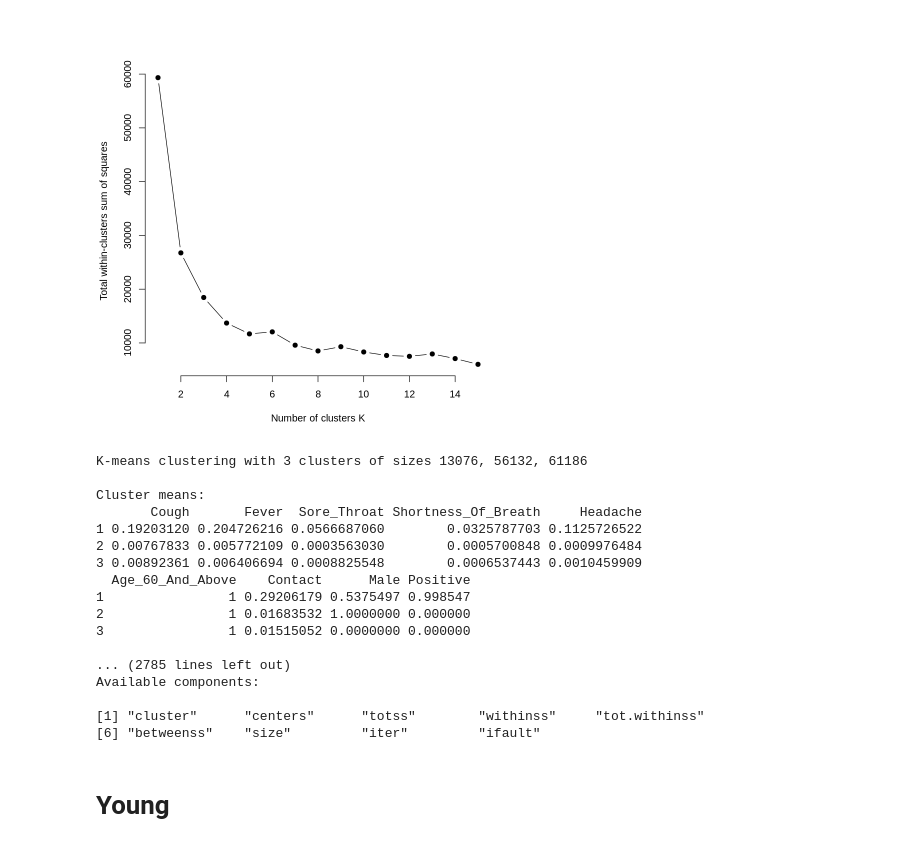
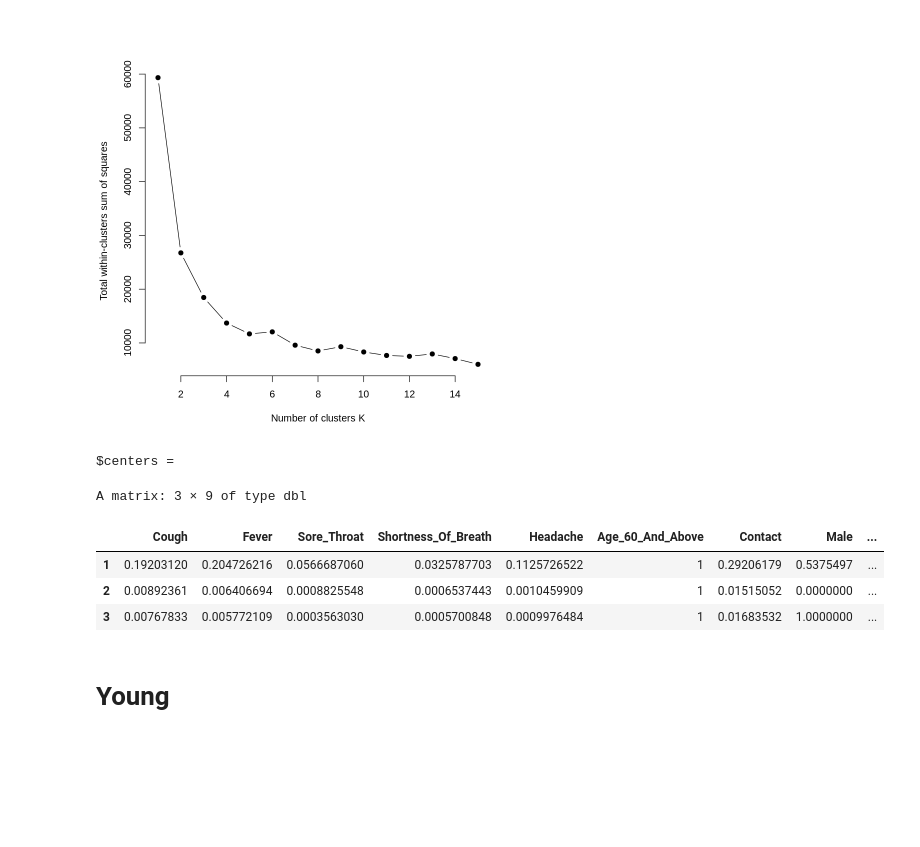
Before and after one commit to maxsohl/GSB530_Covid, a Jupyter notebook: K_means.ipynb, the cells around one changed output. Cells and saved outputs as stored; diff of their text form; code cells hidden in the pictures; blank space fills up the shorter version.

```diff
--- a/K_means.ipynb
+++ b/K_means.ipynb
@@ -201,25 +169,14 @@ plot(k_values, wss_values,
 [figure]
 # %%
 km = kmeans(old, centers = 3, nstart = 25)
-km
+km[2]
 # %% [output]
-K-means clustering with 3 clusters of sizes 13076, 56132, 61186
-
-Cluster means:
-       Cough       Fever  Sore_Throat Shortness_Of_Breath     Headache
-1 0.19203120 0.204726216 0.0566687060        0.0325787703 0.1125726522
-2 0.00767833 0.005772109 0.0003563030        0.0005700848 0.0009976484
-3 0.00892361 0.006406694 0.0008825548        0.0006537443 0.0010459909
-  Age_60_And_Above    Contact      Male Positive
-1                1 0.29206179 0.5375497 0.998547
-2                1 0.01683532 1.0000000 0.000000
-3                1 0.01515052 0.0000000 0.000000
-
-... (2785 lines left out)
-Available components:
-
-[1] "cluster"      "centers"      "totss"        "withinss"     "tot.withinss"
-[6] "betweenss"    "size"         "iter"         "ifault"
+$centers =
+A matrix: 3 × 9 of type dbl
+|  | Cough | Fever | Sore_Throat | Shortness_Of_Breath | Headache | Age_60_And_Above | Contact | Male | ... |
+| 1 | 0.19203120 | 0.204726216 | 0.0566687060 | 0.0325787703 | 0.1125726522 | 1 | 0.29206179 | 0.5375497 | ... |
+| 2 | 0.00892361 | 0.006406694 | 0.0008825548 | 0.0006537443 | 0.0010459909 | 1 | 0.01515052 | 0.0000000 | ... |
+| 3 | 0.00767833 | 0.005772109 | 0.0003563030 | 0.0005700848 | 0.0009976484 | 1 | 0.01683532 | 1.0000000 | ... |
 # %% [markdown]
 # **Young**
 # %%
```
Also changed, not shown: parts of 4 cells of this notebook.
